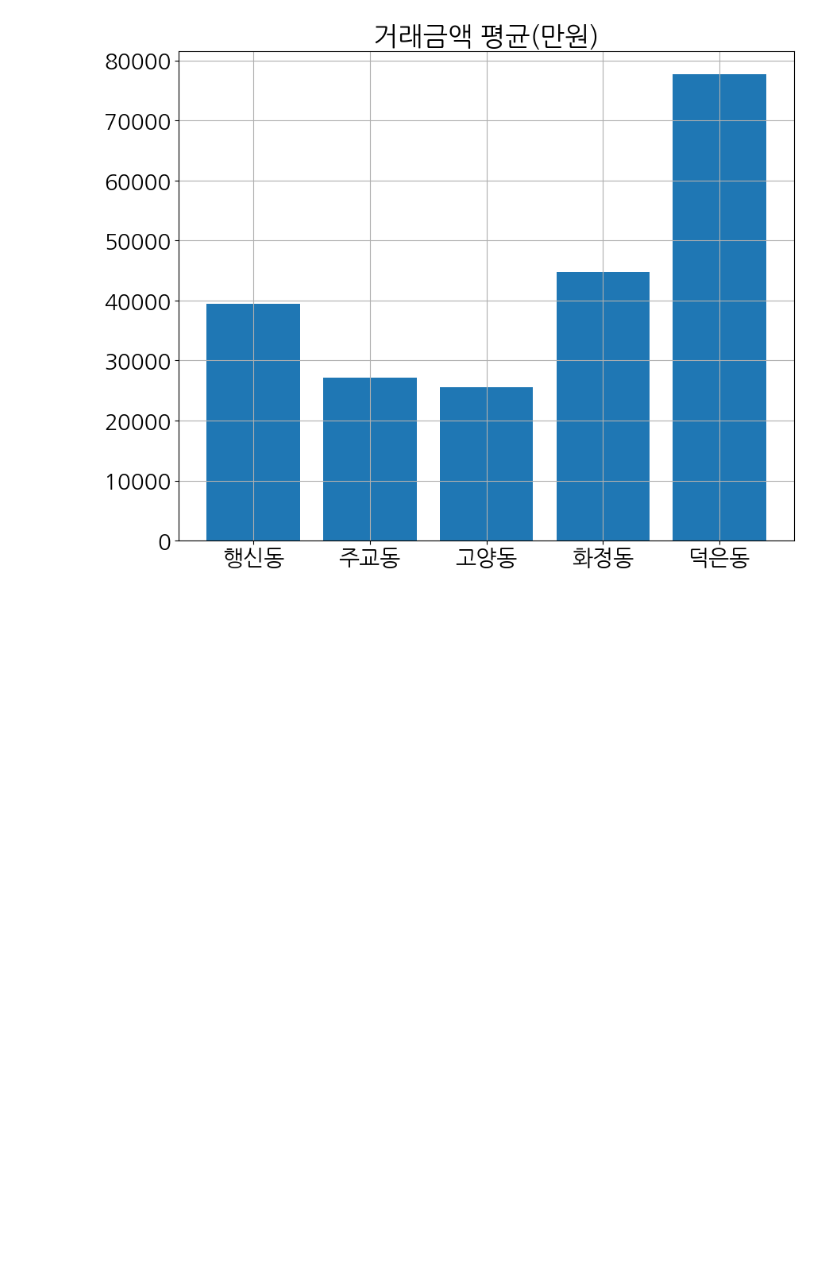
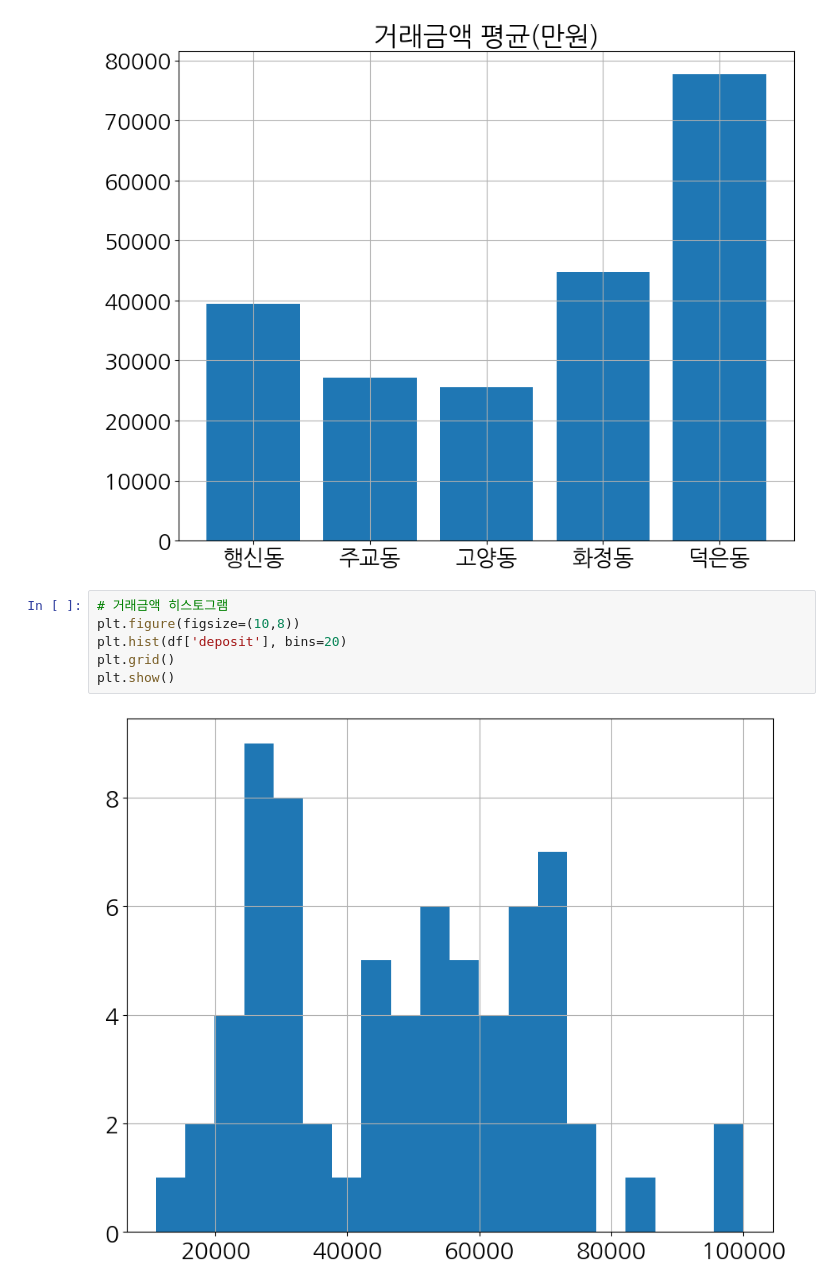
Before and after one commit to chongmong/python, a Jupyter notebook: 네트워크실무_기말.ipynb, the cells around one changed output. Cells and saved outputs as stored; diff of their text form; blank space fills up the shorter version.

```diff
--- a/네트워크실무_기말.ipynb
+++ b/네트워크실무_기말.ipynb
@@ -138,3 +138,11 @@ plt.grid()
 plt.show()
 # %% [output]
 [figure]
+# %%
+# 거래금액 히스토그램
+plt.figure(figsize=(10,8))
+plt.hist(df['deposit'], bins=20)
+plt.grid()
+plt.show()
+# %% [output]
+[figure, added]
```
Also changed, not shown: parts of 1 cell of this notebook.
